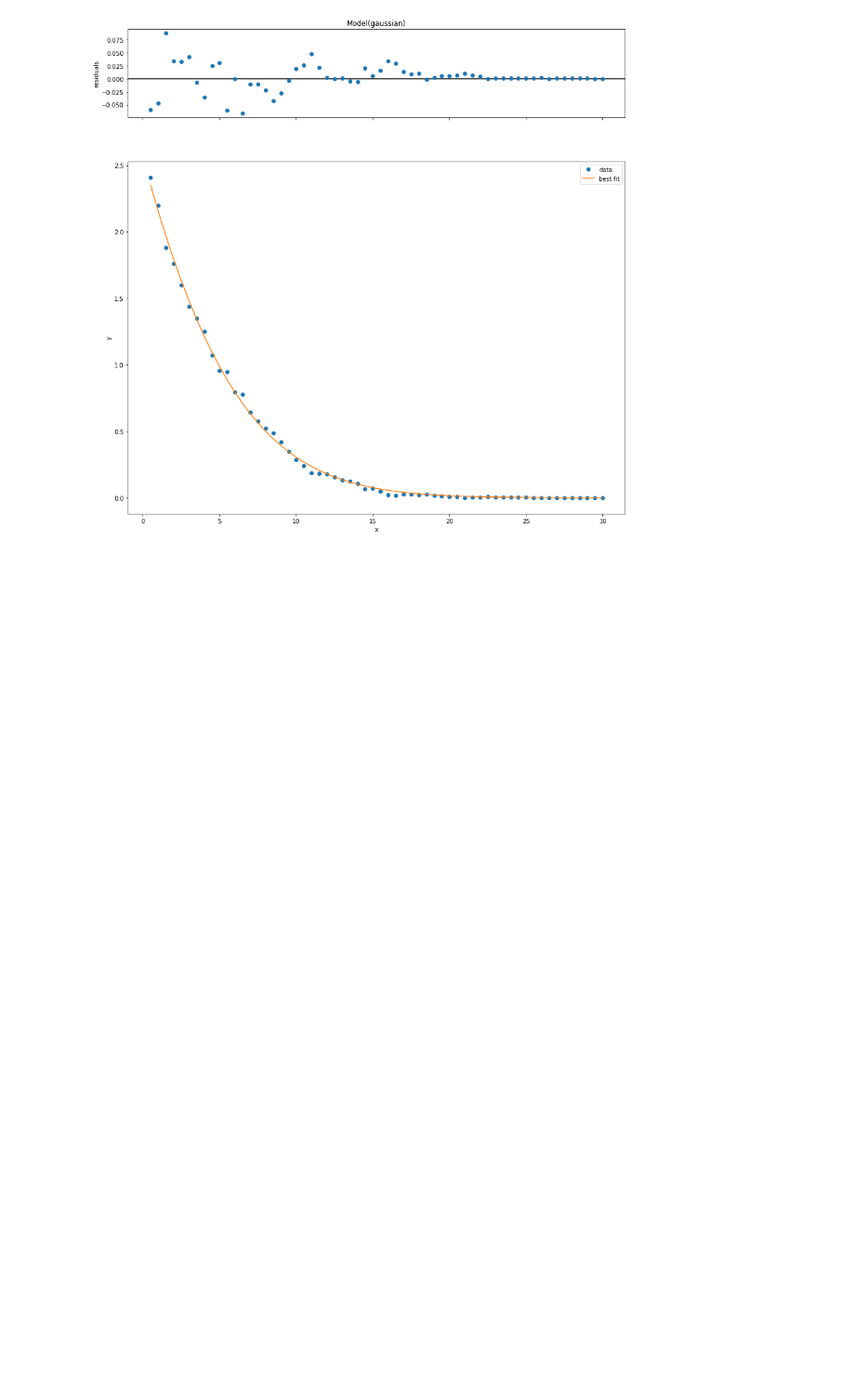
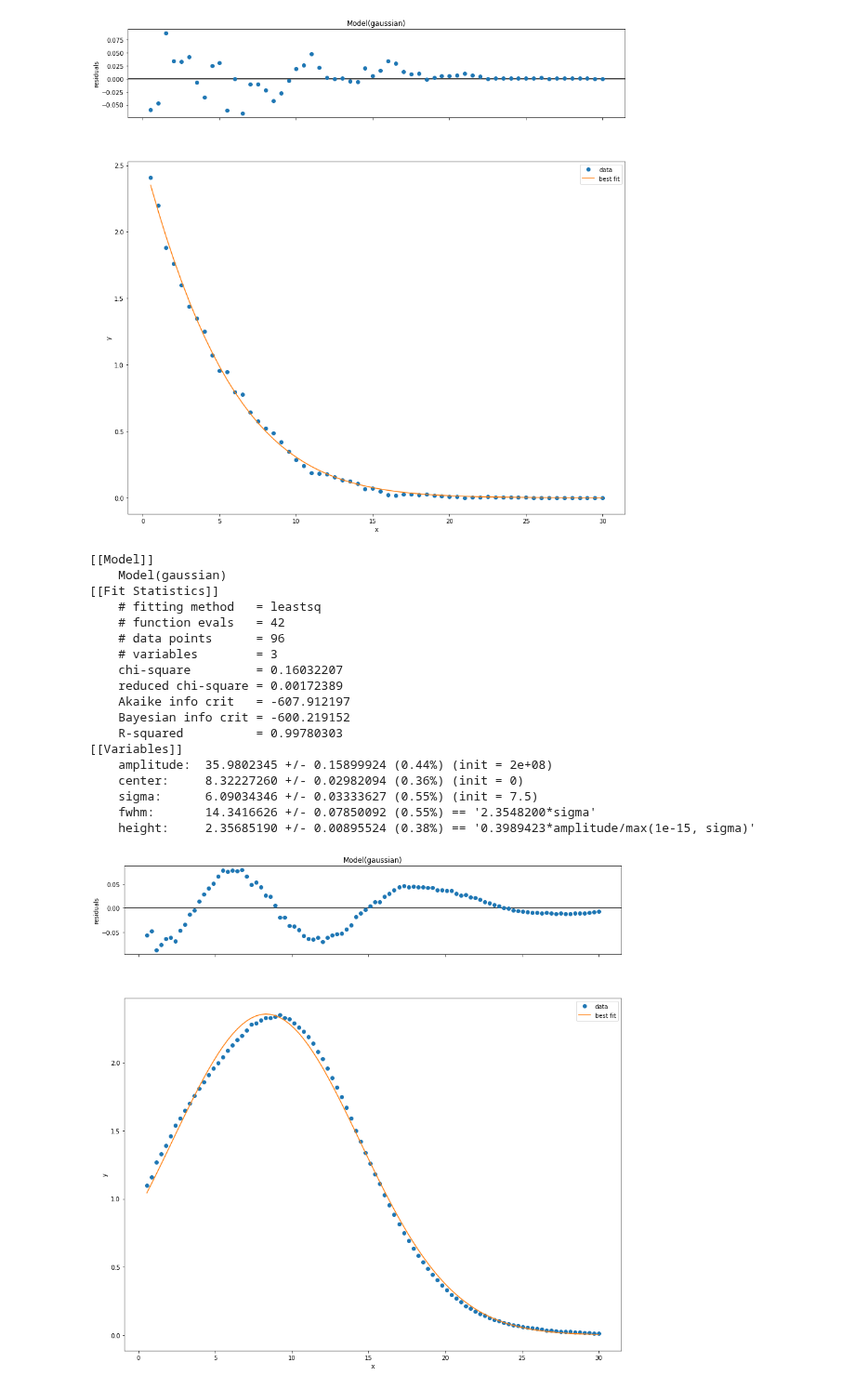
Before and after one commit to ahserhan/SiO2-SiV, a Jupyter notebook: 30keV SiO2/nmPlot3D.ipynb, the cells around one changed output. Shown at 93% size. Drawn from its saved outputs; the diff is of its cells as text; code cells hidden in the pictures; blank space fills up the shorter version.

```diff
--- a/30keV SiO2/nmPlot3D.ipynb
+++ b/30keV SiO2/nmPlot3D.ipynb
@@ -267,3 +261,29 @@ model_fit.plot(fig=myfig);
     fwhm:       25.1675630 +/- 1.63944469 (6.51%) == '2.3548200*sigma'
     height:     13.0809948 +/- 4.19093843 (32.04%) == '0.3989423*amplitude/max(1e-15, sigma)'
 [figure]
+# %%
+model_fit = model.fit(data1nm['C'][1:], params, x=data1nm['Depth'][1:])
+print(model_fit.fit_report(show_correl=False))
+
+myfig=plt.figure(figsize=(15,15))
+model_fit.plot(fig=myfig);
+# %% [output]
+[[Model]]
+    Model(gaussian)
+[[Fit Statistics]]
+    # fitting method   = leastsq
+    # function evals   = 42
+    # data points      = 96
+    # variables        = 3
+    chi-square         = 0.16032207
+    reduced chi-square = 0.00172389
+    Akaike info crit   = -607.912197
+    Bayesian info crit = -600.219152
+    R-squared          = 0.99780303
+[[Variables]]
+    amplitude:  35.9802345 +/- 0.15899924 (0.44%) (init = 2e+08)
+    center:     8.32227260 +/- 0.02982094 (0.36%) (init = 0)
+    sigma:      6.09034346 +/- 0.03333627 (0.55%) (init = 7.5)
+    fwhm:       14.3416626 +/- 0.07850092 (0.55%) == '2.3548200*sigma'
+    height:     2.35685190 +/- 0.00895524 (0.38%) == '0.3989423*amplitude/max(1e-15, sigma)'
+[figure, added]
```
Also changed, not shown: parts of 2 cells of this notebook.
